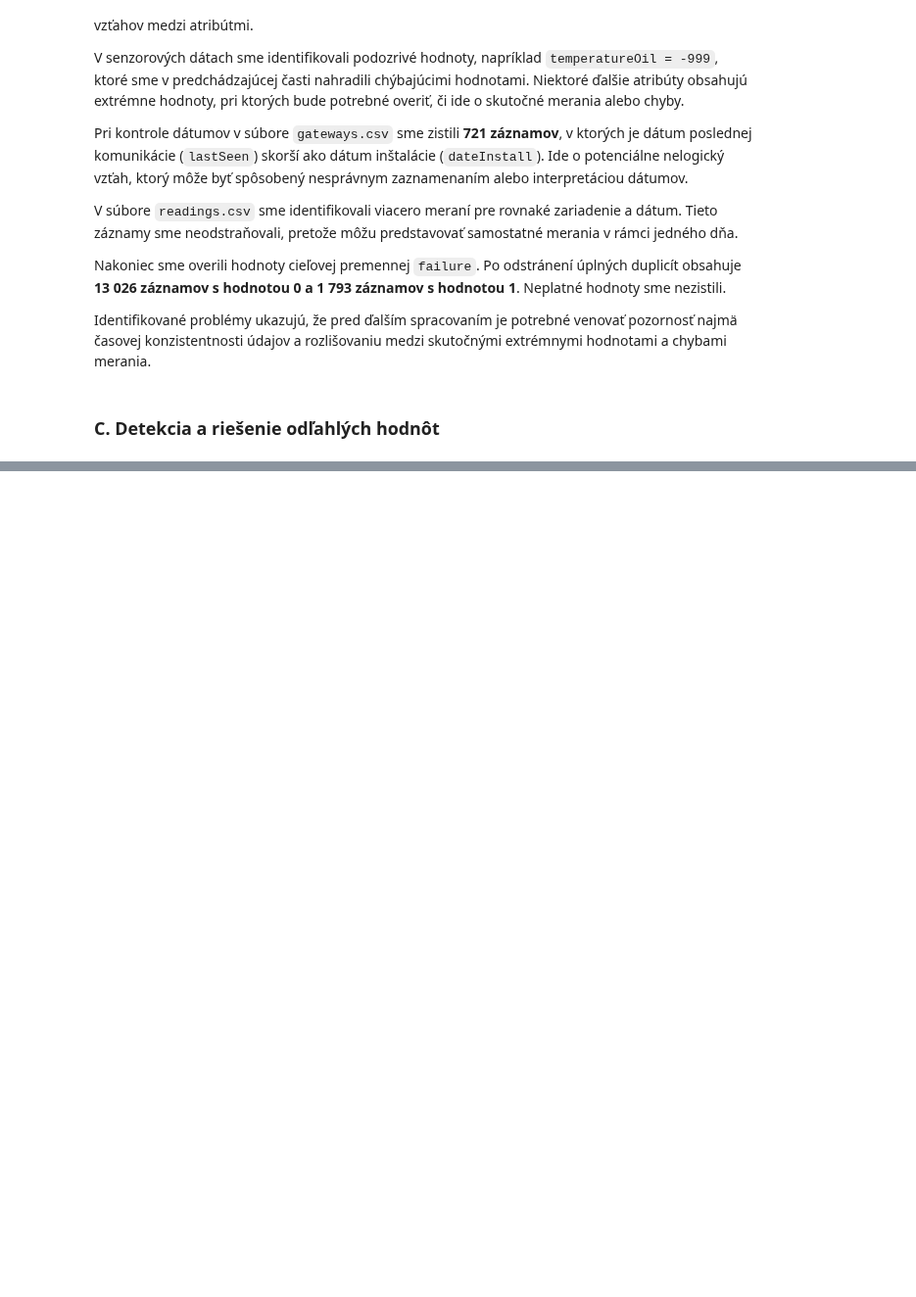
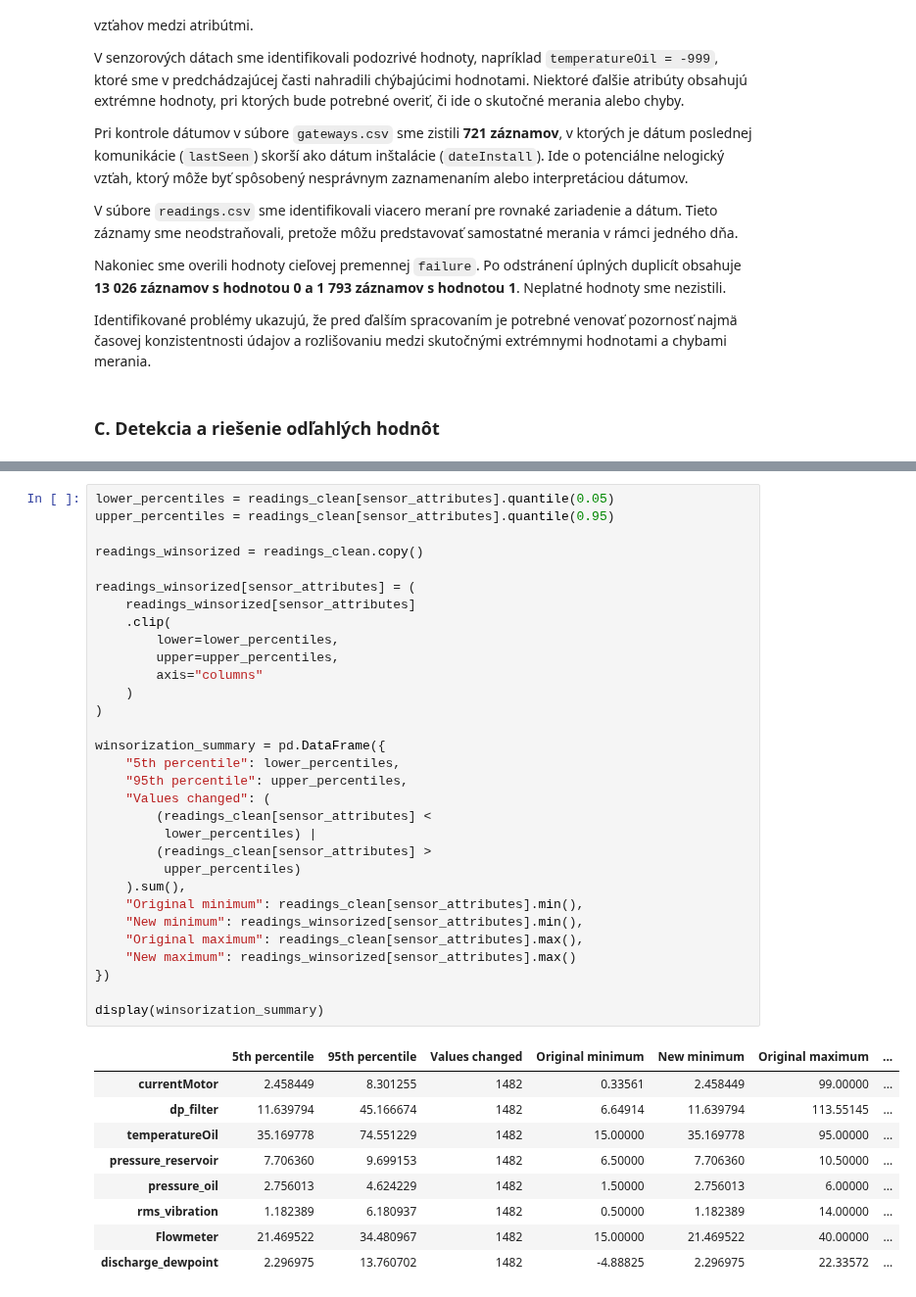
Before and after one commit to viktoriiabondarets/iau_project, a Jupyter notebook: notebooks/faza1.ipynb, the cells around one changed output, grey strips where cells are left out. Shown at 98% size. Cells and saved outputs as stored; diff of their text form; blank space fills up the shorter version.

```diff
--- a/notebooks/faza1.ipynb
+++ b/notebooks/faza1.ipynb
@@ -956,0 +1031,41 @@ Identifikované problémy ukazujú, že pred ďalším spracovaním je potrebné
+# %%
+lower_percentiles = readings_clean[sensor_attributes].quantile(0.05)
+upper_percentiles = readings_clean[sensor_attributes].quantile(0.95)
+
+readings_winsorized = readings_clean.copy()
+
+readings_winsorized[sensor_attributes] = (
+    readings_winsorized[sensor_attributes]
+    .clip(
+        lower=lower_percentiles,
+        upper=upper_percentiles,
+        axis="columns"
+    )
+)
+
+winsorization_summary = pd.DataFrame({
+    "5th percentile": lower_percentiles,
+    "95th percentile": upper_percentiles,
+    "Values changed": (
+        (readings_clean[sensor_attributes] <
+         lower_percentiles) |
+        (readings_clean[sensor_attributes] >
+         upper_percentiles)
+    ).sum(),
+    "Original minimum": readings_clean[sensor_attributes].min(),
+    "New minimum": readings_winsorized[sensor_attributes].min(),
+    "Original maximum": readings_clean[sensor_attributes].max(),
+    "New maximum": readings_winsorized[sensor_attributes].max()
+})
+
+display(winsorization_summary)
+# %% [output]
+|  | 5th percentile | 95th percentile | Values changed | Original minimum | New minimum | Original maximum | ... |
+| currentMotor | 2.458449 | 8.301255 | 1482 | 0.33561 | 2.458449 | 99.00000 | ... |
+| dp_filter | 11.639794 | 45.166674 | 1482 | 6.64914 | 11.639794 | 113.55145 | ... |
+| temperatureOil | 35.169778 | 74.551229 | 1482 | 15.00000 | 35.169778 | 95.00000 | ... |
+| pressure_reservoir | 7.706360 | 9.699153 | 1482 | 6.50000 | 7.706360 | 10.50000 | ... |
+| pressure_oil | 2.756013 | 4.624229 | 1482 | 1.50000 | 2.756013 | 6.00000 | ... |
+| rms_vibration | 1.182389 | 6.180937 | 1482 | 0.50000 | 1.182389 | 14.00000 | ... |
+| Flowmeter | 21.469522 | 34.480967 | 1482 | 15.00000 | 21.469522 | 40.00000 | ... |
+| discharge_dewpoint | 2.296975 | 13.760702 | 1482 | -4.88825 | 2.296975 | 22.33572 | ... |
```
Also changed, not shown: parts of 7 cells of this notebook.
